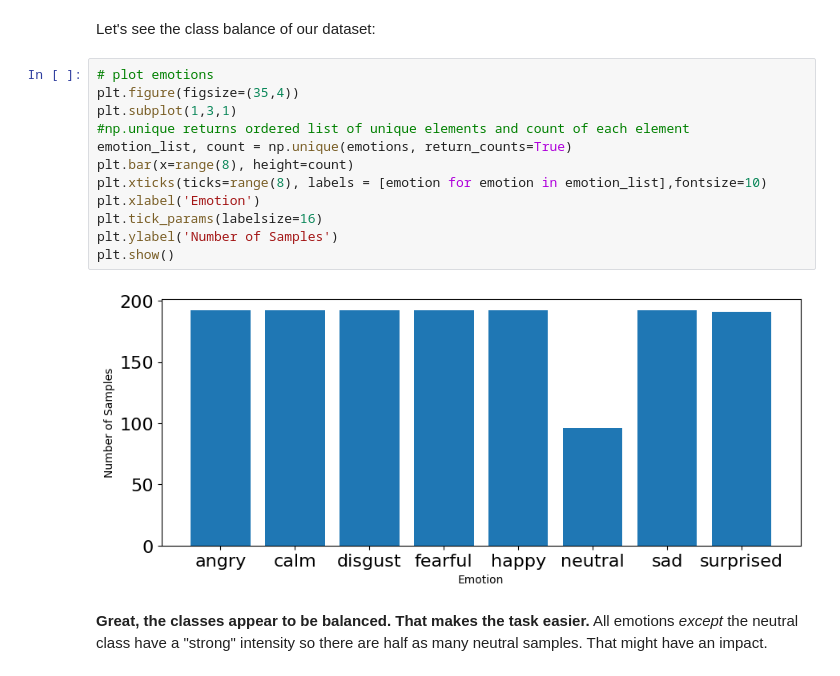
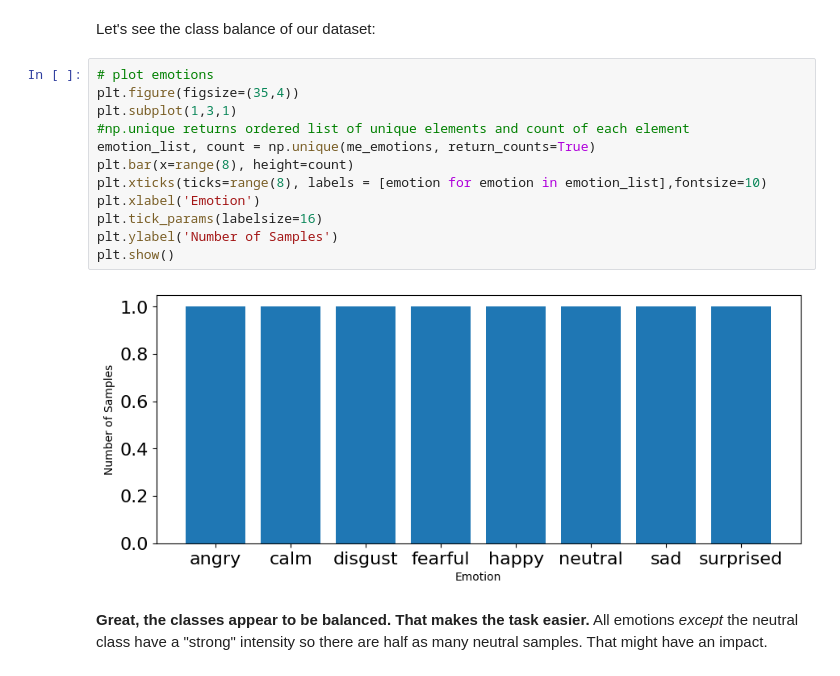
Before and after one commit to sama2015/Week3-ClassicML, a Jupyter notebook: Week_3_MachineLearning.ipynb, the cells around one changed output. Drawn from its saved outputs; the diff is of its cells as text.

```diff
--- a/Week_3_MachineLearning.ipynb
+++ b/Week_3_MachineLearning.ipynb
@@ -255,16 +285,16 @@ Let's see the class balance of our dataset:
 # %%
 # plot emotions
 plt.figure(figsize=(35,4))
 plt.subplot(1,3,1)
 #np.unique returns ordered list of unique elements and count of each element
-emotion_list, count = np.unique(emotions, return_counts=True)
+emotion_list, count = np.unique(me_emotions, return_counts=True)
 plt.bar(x=range(8), height=count)
 plt.xticks(ticks=range(8), labels = [emotion for emotion in emotion_list],fontsize=10)
 plt.xlabel('Emotion')
 plt.tick_params(labelsize=16)
 plt.ylabel('Number of Samples')
 plt.show()
 # %% [output]
-[figure, old version]
+[figure, new version]
 # %% [markdown]
 **Great, the classes appear to be balanced. That makes the task easier.** All emotions _except_ the neutral class have a "strong" intensity so there are half as many neutral samples. That might have an impact.
```
Also changed, not shown: parts of 23 cells of this notebook.
